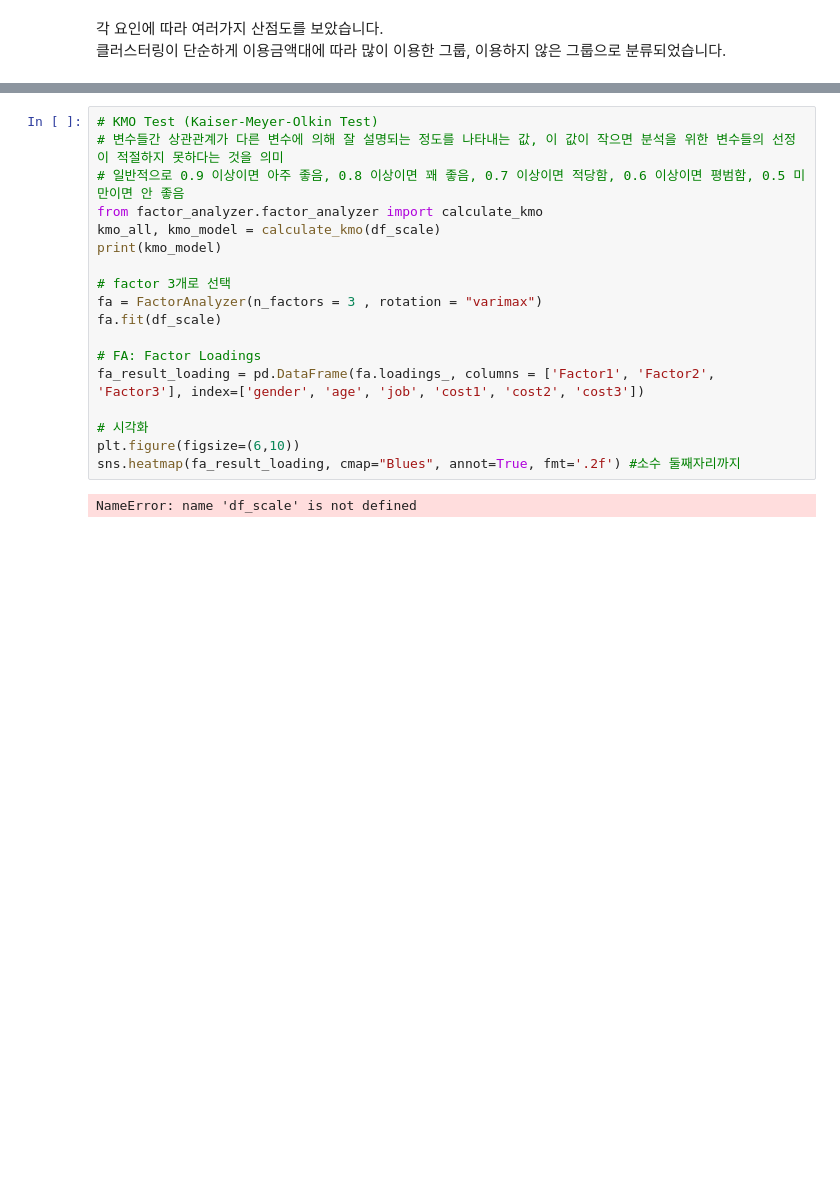
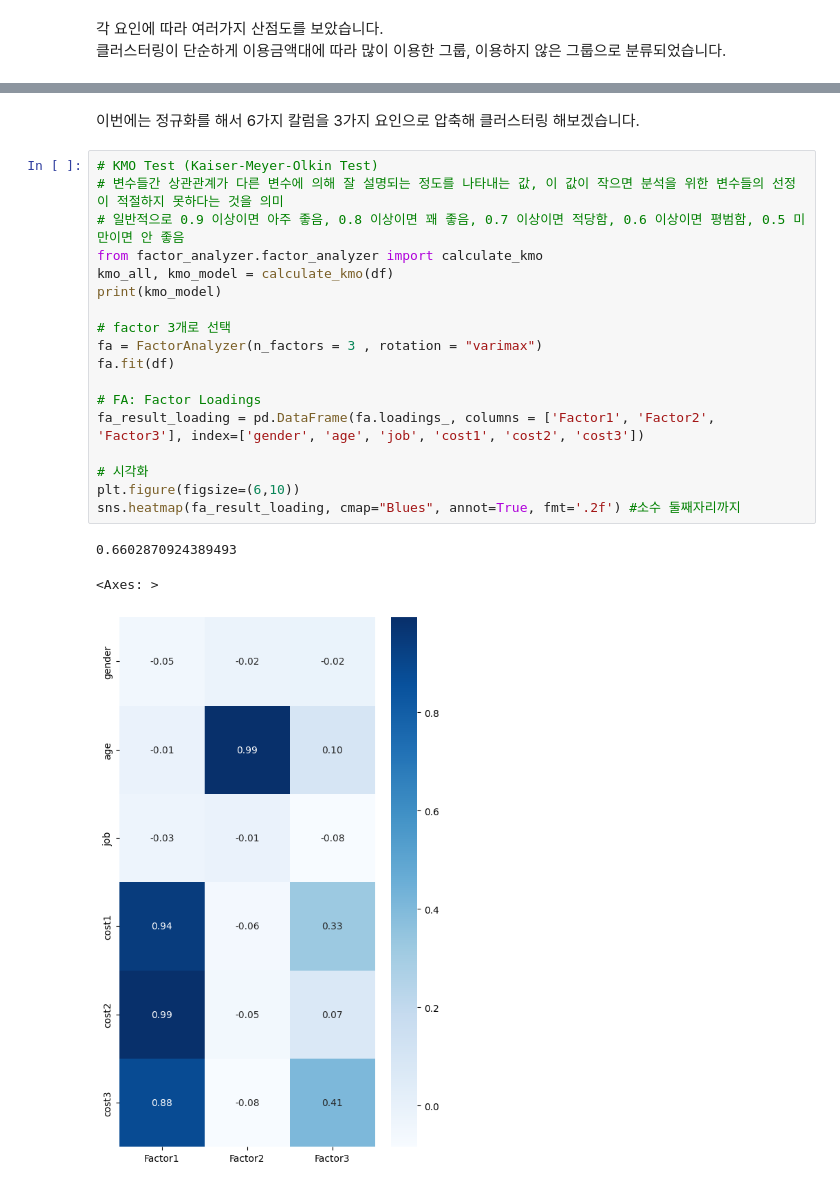
Before and after one commit to Konkuk-Univ-Glocal-Campus/ml202401-midterm-Yeongbin99, a Jupyter notebook: midterm.ipynb, the cells around one changed output, grey strips where cells are left out. Saved outputs shown, nothing was run; the diff lists cells and outputs as text; blank space fills up the shorter version.

```diff
--- a/midterm.ipynb
+++ b/midterm.ipynb
@@ -297,21 +306,25 @@ score
+# %% [markdown]
+이번에는 정규화를 해서 6가지 칼럼을 3가지 요인으로 압축해 클러스터링 해보겠습니다.
 # %%
 # KMO Test (Kaiser-Meyer-Olkin Test)
 # 변수들간 상관관계가 다른 변수에 의해 잘 설명되는 정도를 나타내는 값, 이 값이 작으면 분석을 위한 변수들의 선정이 적절하지 못하다는 것을 의미
 # 일반적으로 0.9 이상이면 아주 좋음, 0.8 이상이면 꽤 좋음, 0.7 이상이면 적당함, 0.6 이상이면 평범함, 0.5 미만이면 안 좋음
 from factor_analyzer.factor_analyzer import calculate_kmo
-kmo_all, kmo_model = calculate_kmo(df_scale)
+kmo_all, kmo_model = calculate_kmo(df)
 print(kmo_model)
 
 # factor 3개로 선택
 fa = FactorAnalyzer(n_factors = 3 , rotation = "varimax")
-fa.fit(df_scale)
+fa.fit(df)
 
 # FA: Factor Loadings
 fa_result_loading = pd.DataFrame(fa.loadings_, columns = ['Factor1', 'Factor2', 'Factor3'], index=['gender', 'age', 'job', 'cost1', 'cost2', 'cost3'])
 
 # 시각화
 plt.figure(figsize=(6,10))
 sns.heatmap(fa_result_loading, cmap="Blues", annot=True, fmt='.2f') #소수 둘째자리까지
 # %% [output]
-NameError: name 'df_scale' is not defined
+0.6602870924389493
+<Axes: >
+[figure, added]
 # %% [markdown]
```
Also changed, not shown: parts of 18 cells of this notebook.
